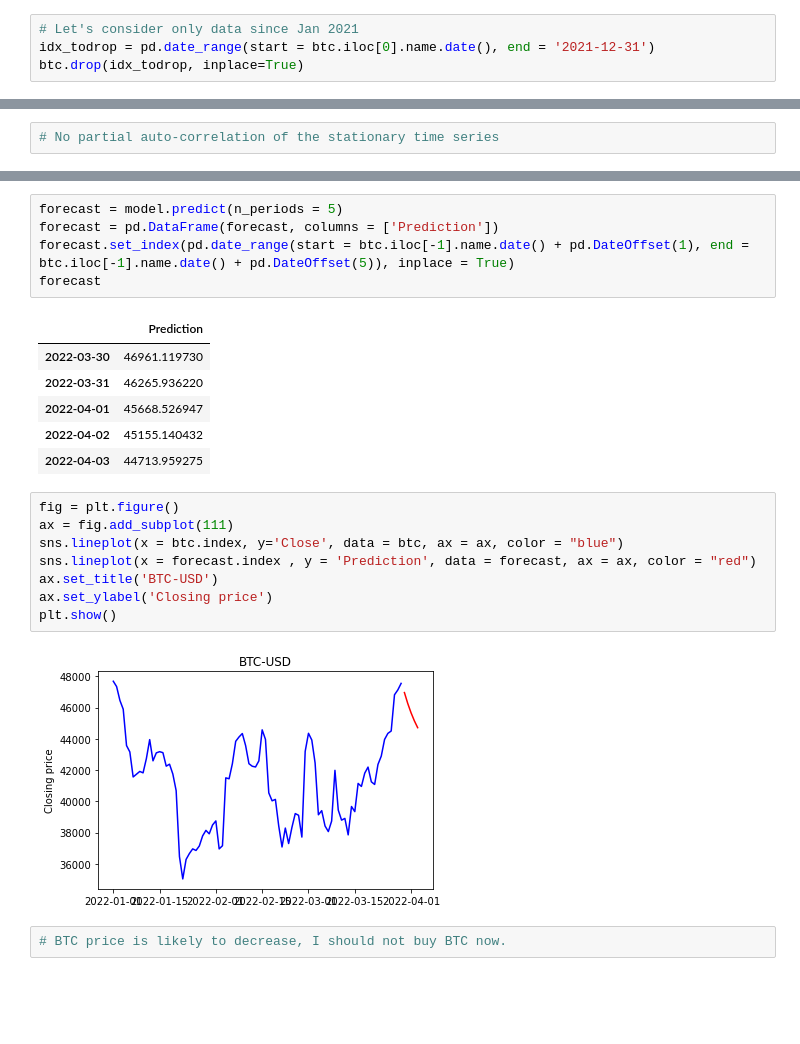
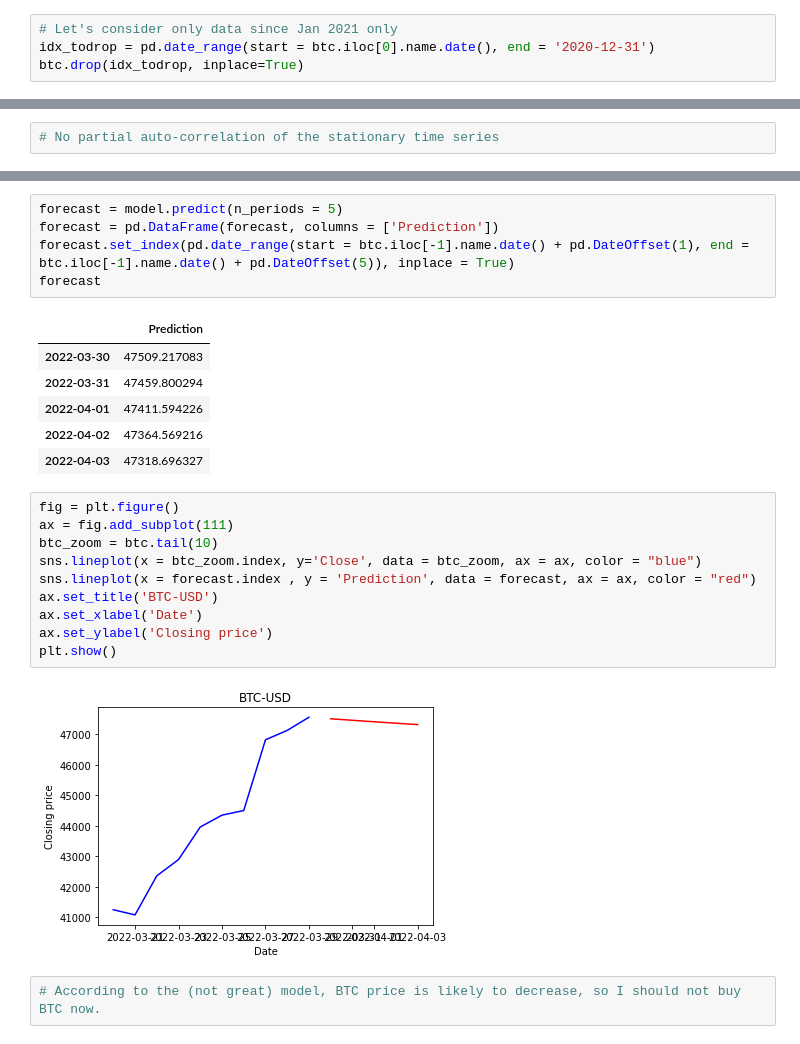
Before and after one commit to eric-martinet/IRONLABS, a Jupyter notebook: Module02/Lab_22_Time-Series-Models-Evaluation-and-Comparison/main.ipynb, the cells around one changed output, grey strips where cells are left out. Drawn from its saved outputs; the diff is of its cells as text; blank space fills up the shorter version.

```diff
--- a/Module02/Lab_22_Time-Series-Models-Evaluation-and-Comparison/main.ipynb
+++ b/Module02/Lab_22_Time-Series-Models-Evaluation-and-Comparison/main.ipynb
@@ -36,8 +36,8 @@ plt.show()
 # %% [output]
 [figure]
 # %%
-# Let's consider only data since Jan 2021
-idx_todrop = pd.date_range(start = btc.iloc[0].name.date(), end = '2021-12-31')
+# Let's consider only data since Jan 2021 only
+idx_todrop = pd.date_range(start = btc.iloc[0].name.date(), end = '2020-12-31')
 btc.drop(idx_todrop, inplace=True)
 # %% [output]
 A value is trying to be set on a copy of a slice from a DataFrame
@@ -286,20 +320,22 @@ forecast.set_index(pd.date_range(start = btc.iloc[-1].name.date() + pd.DateOffse
 forecast
 # %% [output]
 |  | Prediction |
-| 2022-03-30 | 46961.119730 |
-| 2022-03-31 | 46265.936220 |
-| 2022-04-01 | 45668.526947 |
-| 2022-04-02 | 45155.140432 |
-| 2022-04-03 | 44713.959275 |
+| 2022-03-30 | 47509.217083 |
+| 2022-03-31 | 47459.800294 |
+| 2022-04-01 | 47411.594226 |
+| 2022-04-02 | 47364.569216 |
+| 2022-04-03 | 47318.696327 |
 # %%
 fig = plt.figure()
 ax = fig.add_subplot(111)
-sns.lineplot(x = btc.index, y='Close', data = btc, ax = ax, color = "blue")
+btc_zoom = btc.tail(10)
+sns.lineplot(x = btc_zoom.index, y='Close', data = btc_zoom, ax = ax, color = "blue")
 sns.lineplot(x = forecast.index , y = 'Prediction', data = forecast, ax = ax, color = "red")
 ax.set_title('BTC-USD')
+ax.set_xlabel('Date')
 ax.set_ylabel('Closing price')
 plt.show()
 # %% [output]
-[figure, old version]
+[figure, new version]
 # %%
-# BTC price is likely to decrease, I should not buy BTC now.
+# According to the (not great) model, BTC price is likely to decrease, so I should not buy BTC now.
```
Also changed, not shown: parts of 16 cells of this notebook.
